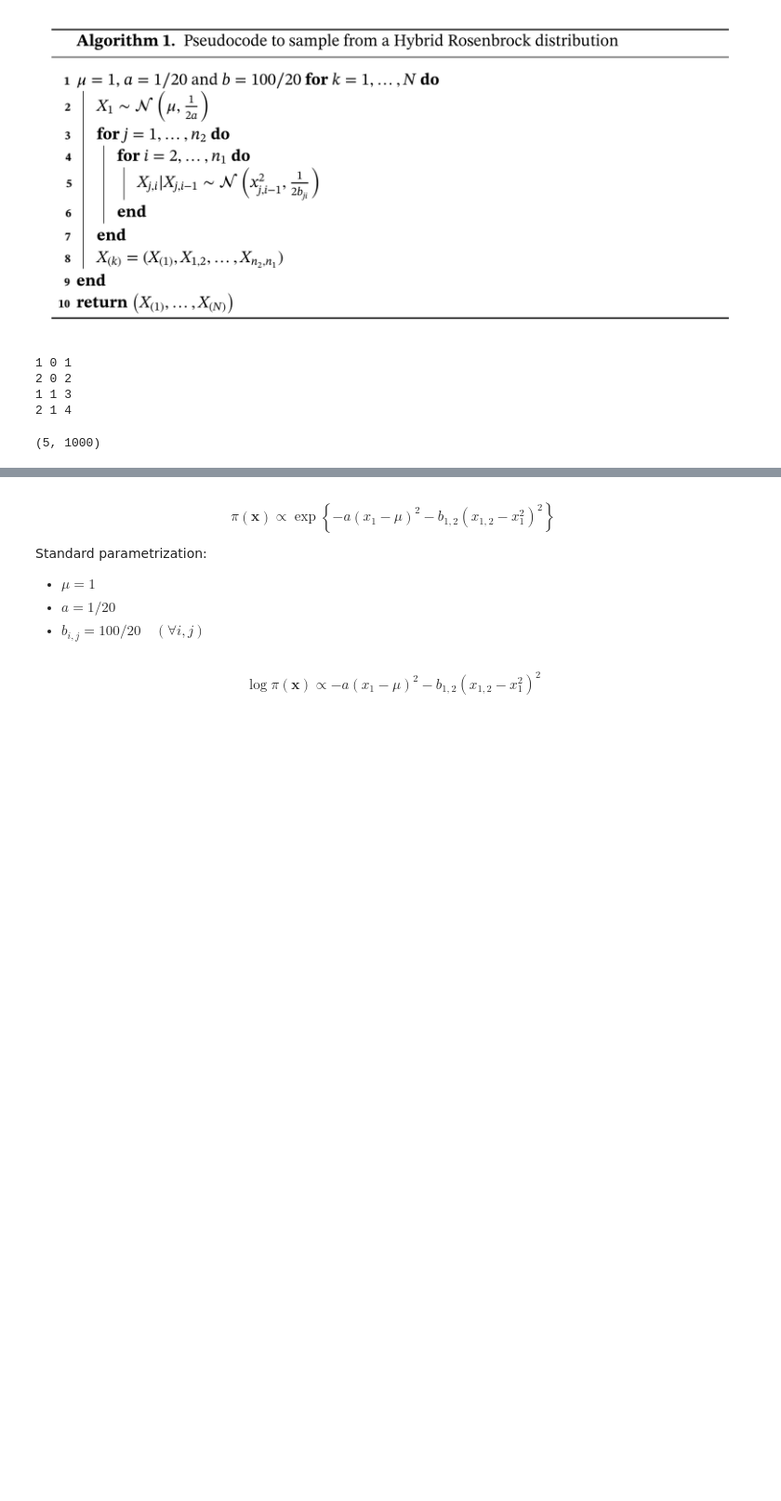
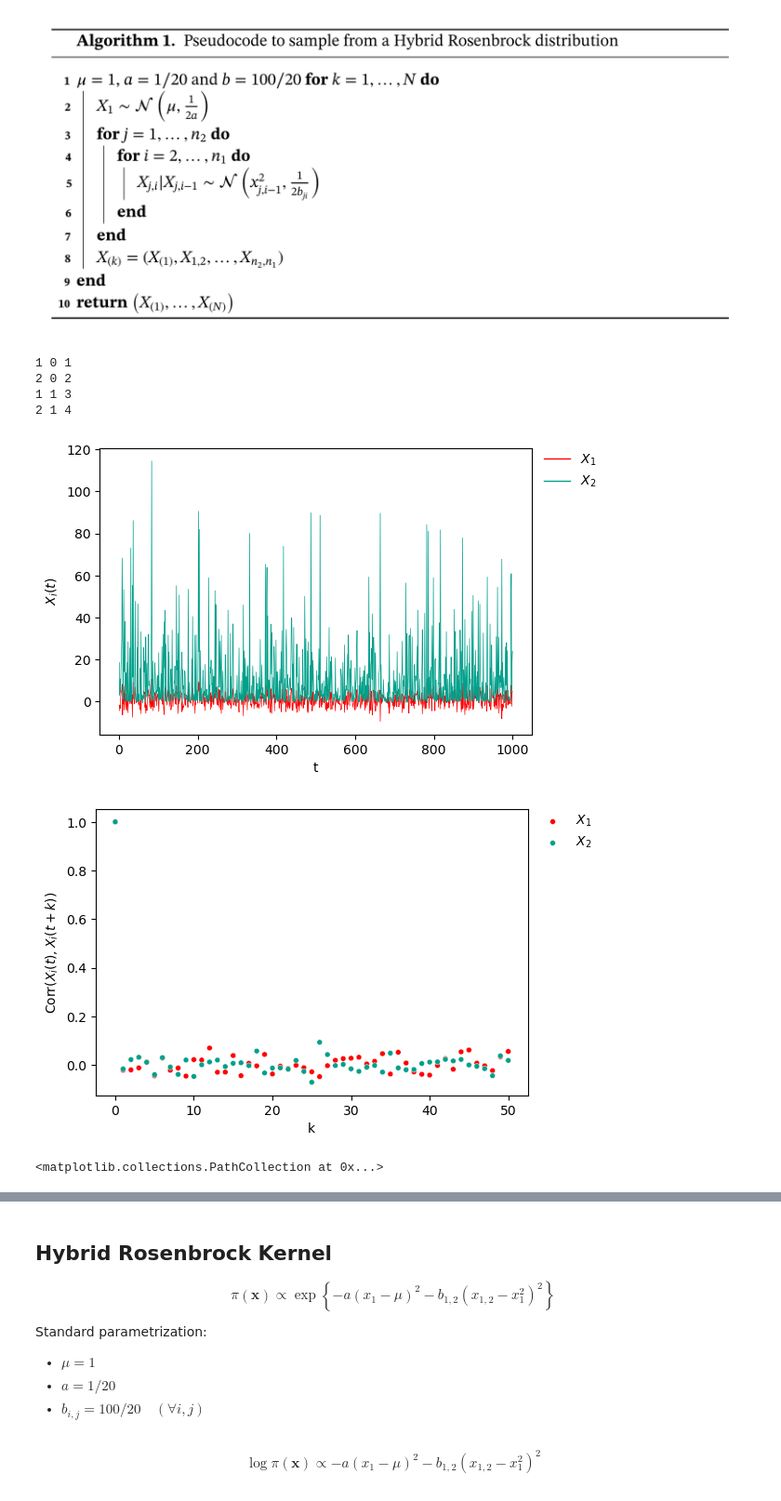
Before and after one commit to bartolomeou/FYP, a Jupyter notebook: rosenbrock.ipynb, the cells around one changed output, grey strips where cells are left out. Shown at 93% size. Drawn from its saved outputs; the diff is of its cells as text; code cells hidden in the pictures; blank space fills up the shorter version.

```diff
--- a/rosenbrock.ipynb
+++ b/rosenbrock.ipynb
@@ -35,8 +42,12 @@ def sample_rosenbrock(n_iter, n1, n2, mu=1, a=0.05, b=5):
                 X[idx, t] = np.random.normal(x_parent**2, 1/np.sqrt(2*b))
 
     return X
-# %%
-samples = sample_rosenbrock(1000, 3, 2)
-samples.shape
-# %% [output]
-(5, 1000)
+# %%
+X_true = sample_rosenbrock(n_iter=1000, n1=2, n2=1)
+traceplot(X_true)
+acfplot(X_true)
+plt.scatter(X_true[0, :], X_true[1, :], s=10)
+# %% [output]
+[figure, added]
+[figure, added]
+<matplotlib.collections.PathCollection at 0x...>
@@ -43,4 +55,6 @@ samples.shape
 # %% [markdown]
+## Hybrid Rosenbrock Kernel
+
 $$\pi(\mathbf{x}) \propto \exp \left\{ -a\left(x_1 - \mu\right)^2 - b_{1, 2}\left(x_{1, 2} - x_1^2\right)^2 \right\}$$
 
 Standard parametrization:
```
Also changed, not shown: parts of 14 cells of this notebook, 1 other file.
